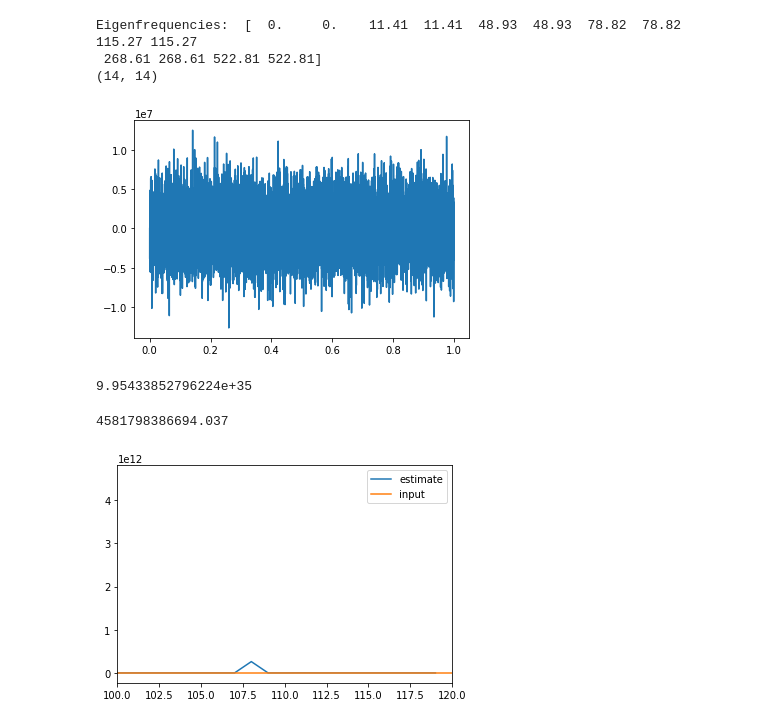
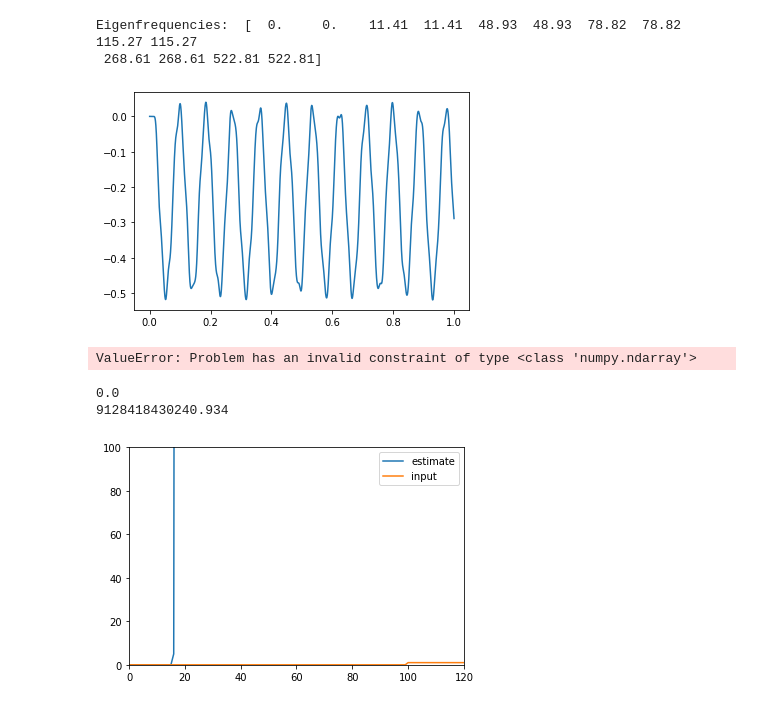
Before and after one commit to urho-h/torque_estimation_masters, a Jupyter notebook: notebooks/test_ikonen_ot.ipynb, the cells around one changed output. Saved outputs shown, nothing was run; the diff lists cells and outputs as text; code cells hidden in the pictures.

```diff
--- a/notebooks/test_ikonen_ot.ipynb
+++ b/notebooks/test_ikonen_ot.ipynb
@@ -206,33 +206,31 @@ D = np.zeros(B.shape)
 
 transform = X(k_list, 7)
 A_transformed = transform @ A
-print(A.shape)
 # %% [output]
 Eigenfrequencies:  [  0.     0.    11.41  11.41  48.93  48.93  78.82  78.82 115.27 115.27
  268.61 268.61 522.81 522.81]
-(14, 14)
 # %%
 t = np.arange(0, 1.0001, 0.0001)
 
 # impulse applied at node 0
 u = np.zeros((len(t), 7))
-u[100:110,0] = 1
+u[100:,0] = 1
 
 tout, yout_no_noise, xout = lsim((A, B, C, D), u, t)
 
-R_ = 1e-5*np.eye(C.shape[0]) # measurement covariance, shape (n_sensors, n_sensors)
+R_ = 1e-4*np.eye(C.shape[0]) # measurement covariance, shape (n_sensors, n_sensors)
 
 # add gaussian white noise to the measurement (measurement and process noise)
 r = np.random.multivariate_normal(np.zeros(R_.shape[0]), R_, tout.shape[0])
-yout = yout_no_noise + r
+yout = yout_no_noise
 
-torque_meas = 6.93e8*(yout[:,4]-yout[:,3])
+torque_meas = 6.93e8*(yout_no_noise[:,4]-yout_no_noise[:,3])
 
 plt.plot(tout, torque_meas)
 #plt.plot(tout, yout[:,7])
 #plt.plot(t, u[:,0])
 plt.show()
 # %% [output]
-[figure, old version]
+[figure, new version]
 # %%
 def construct_measurement(n, y):
@@ -242,30 +240,34 @@ def construct_measurement(n, y):
     return measurement
 # %%
-n = 10 # number of measurements in the batch
+n = 7 # number of measurements in the batch
 estimates = []
-#estimates = np.zeros((70,1))
 idx = 0
-gam = gamma(A, B, np.array([[0, 0, 0, 0, 0, 0, 0, 0, 0, 0, 1, 0, 0, 0], [0, 0, 0, 0, 0, 0, 0, 0, 0, 0, 0, 1, 0, 0]]), n)
-print(np.linalg.cond(gam))
+
+obs = np.array([[0, 0, 0, 1, 0, 0, 0, 0, 0, 0, 0, 0, 0, 0],
+                [0, 0, 0, 0, 1, 0, 0, 0, 0, 0, 0, 0, 0, 0],
+                [0, 0, 0, 0, 0, 0, 0, 0, 0, 0, 1, 0, 0, 0],
+                [0, 0, 0, 0, 0, 0, 0, 0, 0, 0, 0, 1, 0, 0]])
+
+gam = gamma(A, B, obs, n)
 reg = L(7*n) # size: number of nodes times number of timesteps
 for i in range(120):
-    y = yout[idx:idx+n, 10:12]
+    y = np.hstack([yout[idx:idx+n, 3:5], yout[idx:idx+n, 10:12]])
     idx += n
     meas_batch = construct_measurement(n, y)
-    #estimate = LA.inv((gam.T @ gam + reg.T @ reg)) @ gam.T @ meas_batch
-    #estimates = np.vstack([estimates, estimate])
     estimate = convex_optimization_problem(meas_batch, gam, reg)
     estimates.append(estimate)
 # %% [output]
-9.95433852796224e+35
+ValueError: Problem has an invalid constraint of type <class 'numpy.ndarray'>
 # %%
+print(min(estimates))
 print(max(estimates))
 plt.plot(estimates, label='estimate')
 plt.plot(u[:,0], label='input')
 plt.legend()
-plt.xlim(100,120)
-#plt.ylim(-1e7,1e8)
+plt.xlim(0,120)
+plt.ylim(0,100)
 plt.show()
 # %% [output]
-4581798386694.037
+0.0
+9128418430240.934
-[figure, old version]
+[figure, new version]
```
Also changed, not shown: parts of 3 cells of this notebook, 2 other files.
